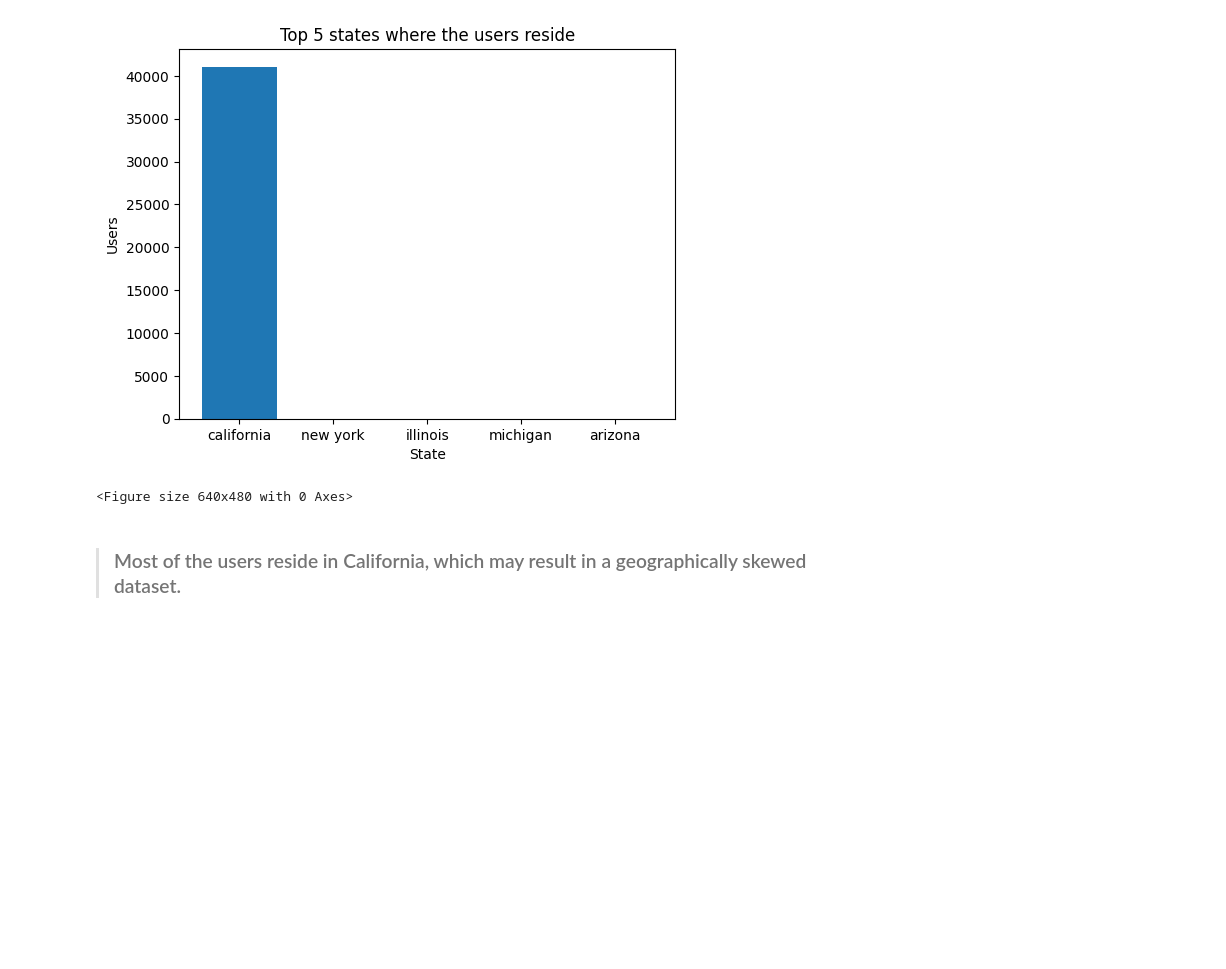
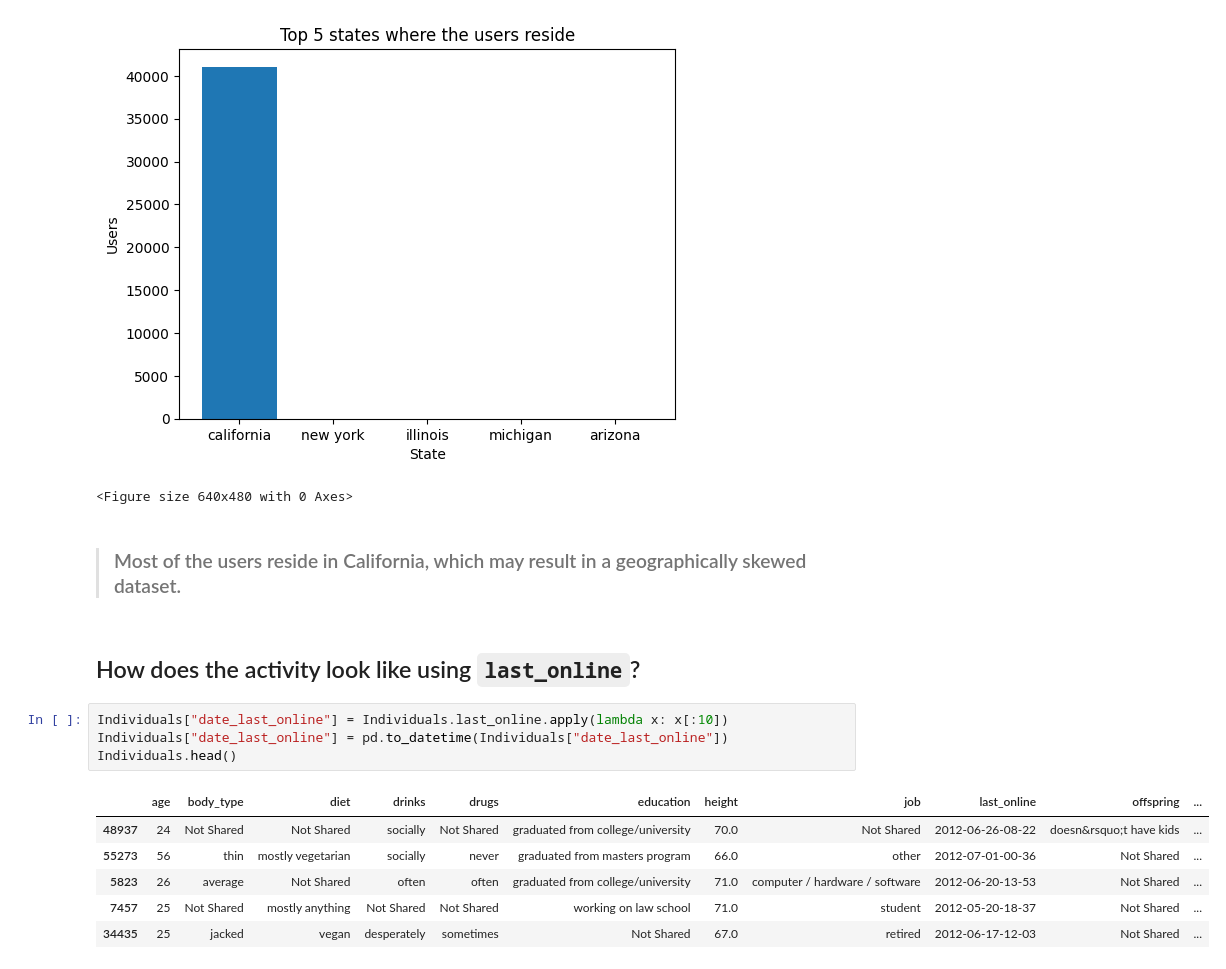
Before and after one commit to YSKAA423/OkCupid-Date-A-Scientist, a Jupyter notebook: Recommend_a_peer.ipynb, the cells around one changed output. Drawn from its saved outputs; the diff is of its cells as text; blank space fills up the shorter version.

```diff
--- a/Recommend_a_peer.ipynb
+++ b/Recommend_a_peer.ipynb
@@ -1023,3 +1019,16 @@ Name: count, dtype: int64
 <Figure size 640x480 with 0 Axes>
 # %% [markdown]
 > ### Most of the users reside in California, which may result in a geographically skewed dataset.
+# %% [markdown]
+## How does the activity look like using `last_online`?
+# %%
+Individuals["date_last_online"] = Individuals.last_online.apply(lambda x: x[:10])
+Individuals["date_last_online"] = pd.to_datetime(Individuals["date_last_online"])
+Individuals.head()
+# %% [output]
+|  | age | body_type | diet | drinks | drugs | education | height | job | last_online | offspring | ... |
+| 48937 | 24 | Not Shared | Not Shared | socially | Not Shared | graduated from college/university | 70.0 | Not Shared | 2012-06-26-08-22 | doesn&rsquo;t have kids | ... |
+| 55273 | 56 | thin | mostly vegetarian | socially | never | graduated from masters program | 66.0 | other | 2012-07-01-00-36 | Not Shared | ... |
+| 5823 | 26 | average | Not Shared | often | often | graduated from college/university | 71.0 | computer / hardware / software | 2012-06-20-13-53 | Not Shared | ... |
+| 7457 | 25 | Not Shared | mostly anything | Not Shared | Not Shared | working on law school | 71.0 | student | 2012-05-20-18-37 | Not Shared | ... |
+| 34435 | 25 | jacked | vegan | desperately | sometimes | Not Shared | 67.0 | retired | 2012-06-17-12-03 | Not Shared | ... |
```
Also changed, not shown: parts of 28 cells of this notebook.
